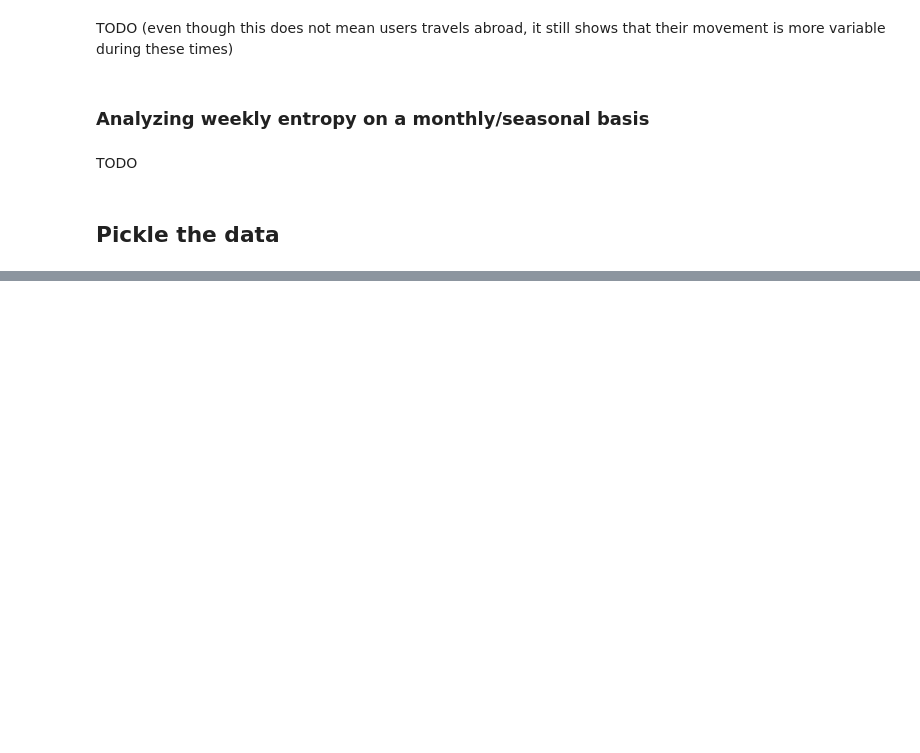
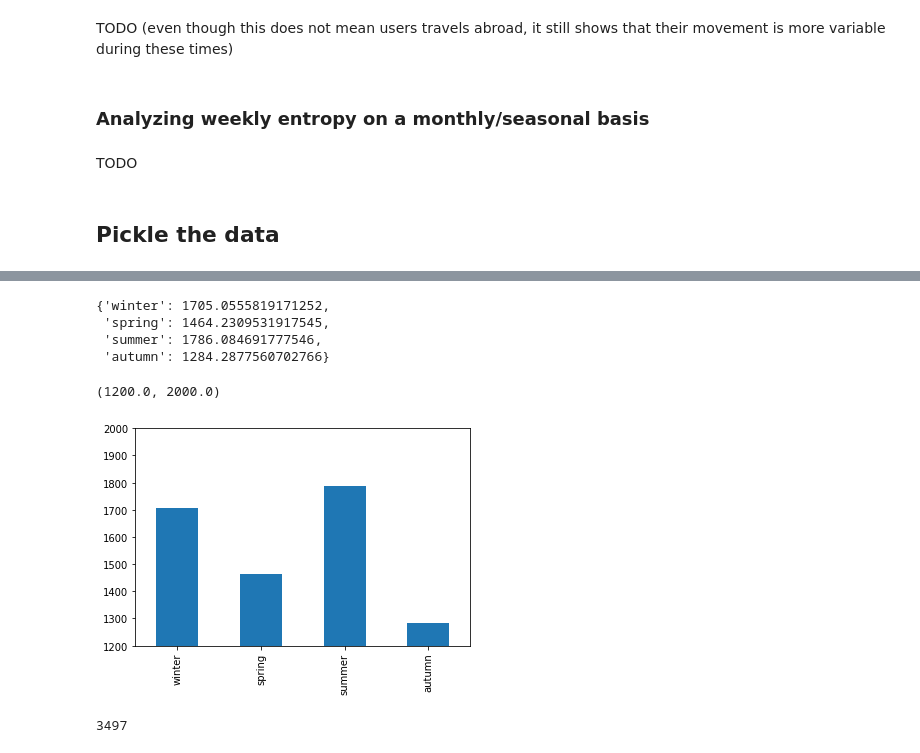
Before and after one commit to epfl-ada/ada-2020-project-milestone-p3-p3_a-dope-acronym, a Jupyter notebook: seasonal_patterns.ipynb, the cells around one changed output, grey strips where cells are left out. Drawn from its saved outputs; the diff is of its cells as text; code cells hidden in the pictures; blank space fills up the shorter version.

```diff
--- a/seasonal_patterns.ipynb
+++ b/seasonal_patterns.ipynb
@@ -408,0 +415,6 @@ plt.show()
+# %%
+brightkite_homes = pickle.load(open('data/brightkite_homes', 'rb'))
+gowalla_homes = pickle.load(open('data/gowalla_homes', 'rb'))
+
+brightkite_homes = brightkite_homes.to_dict(orient='index')
+gowalla_homes = gowalla_homes.to_dict(orient='index')
@@ -408,0 +423,24 @@ plt.show()
+# %%
+brightkite_monthly = { month: checkins for month, checkins in checkin_brightkite.groupby('month') }
+brightkite_season = { season: checkins for season, checkins in checkin_brightkite.groupby('season') }
+
+brightkite_homes_monthly = {}
+brightkite_homes_season = {}
+
+for month, checkins in brightkite_monthly.items():
+    result = pd.DataFrame(index = checkins.user.unique()).index.to_series().parallel_apply(
+        lambda user_id: find_home(checkins, user_id)
+    ).reset_index().rename(columns={'index':'user'})
+
+    result['cc'] = coordinates_to_country(result)
+    result['dist_from_yearly_home'] = result.parallel_apply(lambda row: get_distance_from_home(row, brightkite_homes), axis=1)
+    brightkite_homes_monthly[month] = result
+
+for season, checkins in brightkite_season.items():
+    result = pd.DataFrame(index = checkins.user.unique()).index.to_series().parallel_apply(
+        lambda user_id: find_home(checkins, user_id)
+    ).reset_index().rename(columns={'index':'user'})
+
+    result['cc'] = coordinates_to_country(result)
+    result['dist_from_yearly_home'] = result.parallel_apply(lambda row: get_distance_from_home(row, brightkite_homes), axis=1)
+    brightkite_homes_season[season] = result
@@ -408,0 +461,23 @@ plt.show()
+# %%
+copy = brightkite_homes_monthly
+brightkite_homes_monthly = {k:copy[k] for k in range(1,13)}
+brightkite_homes_season = {k:copy[k] for k in ['winter', 'spring', 'summer','autumn']}
+# %%
+def filter_avg_dist(group):
+    return group[(group['dist_from_yearly_home'] > 25) & (group['user'].isin(active_users)) & (group['user'].isin(active_users))]['dist_from_yearly_home'].mean()
+
+monthly_distances = {k: filter_avg_dist(v) for k,v in brightkite_homes_monthly.items()}
+season_distances = {k: filter_avg_dist(v) for k,v in brightkite_homes_season.items()}
+# %%
+season_distances
+# %% [output]
+{'winter': 1705.0555819171252,
+ 'spring': 1464.2309531917545,
+ 'summer': 1786.084691777546,
+ 'autumn': 1284.2877560702766}
+# %%
+pd.Series(season_distances).plot.bar()
+plt.ylim(1200,2000)
+# %% [output]
+(1200.0, 2000.0)
+[figure, added]
@@ -408,0 +487,4 @@ plt.show()
+# %%
+len(active_users)
+# %% [output]
+3497
```
Also changed, not shown: parts of 6 cells of this notebook.
